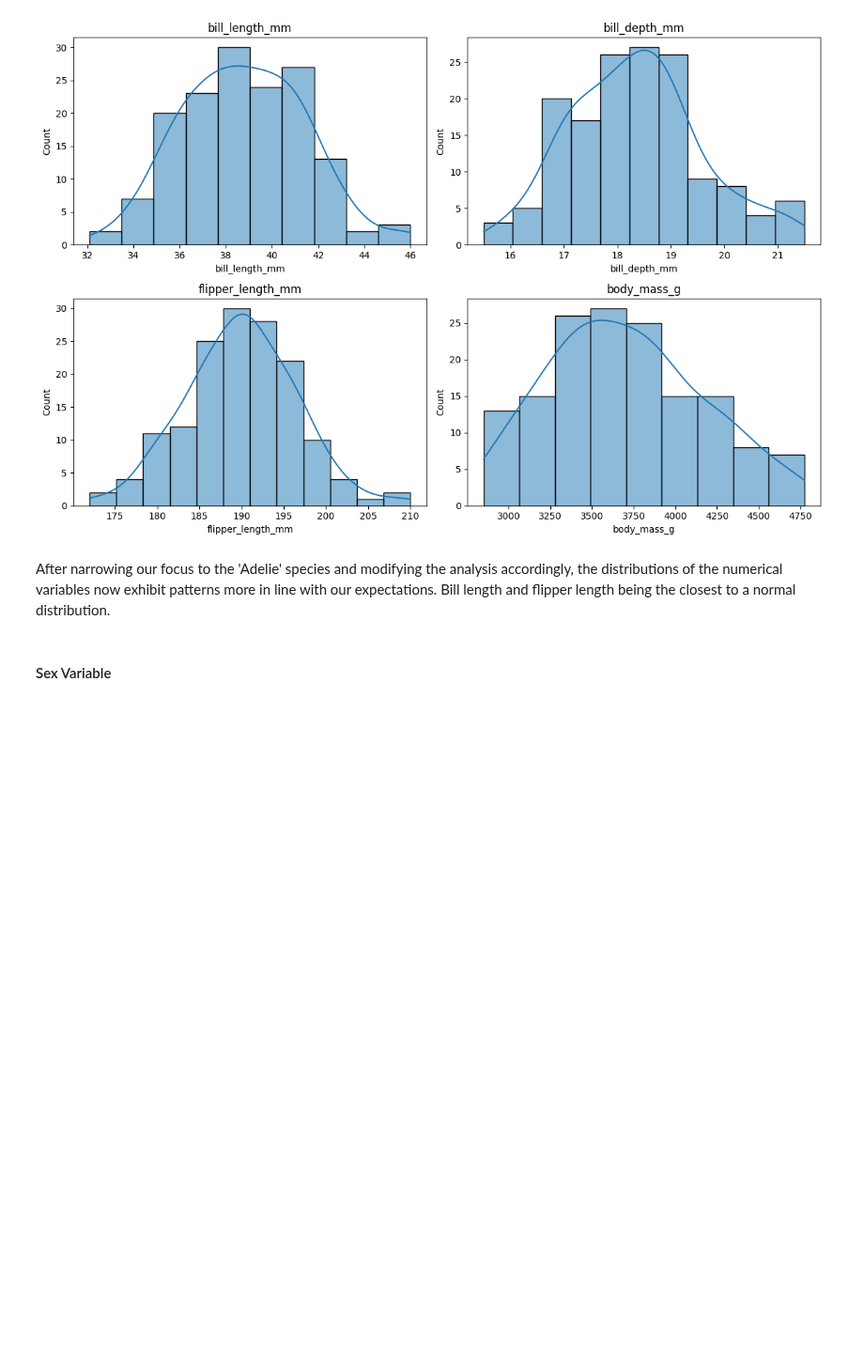
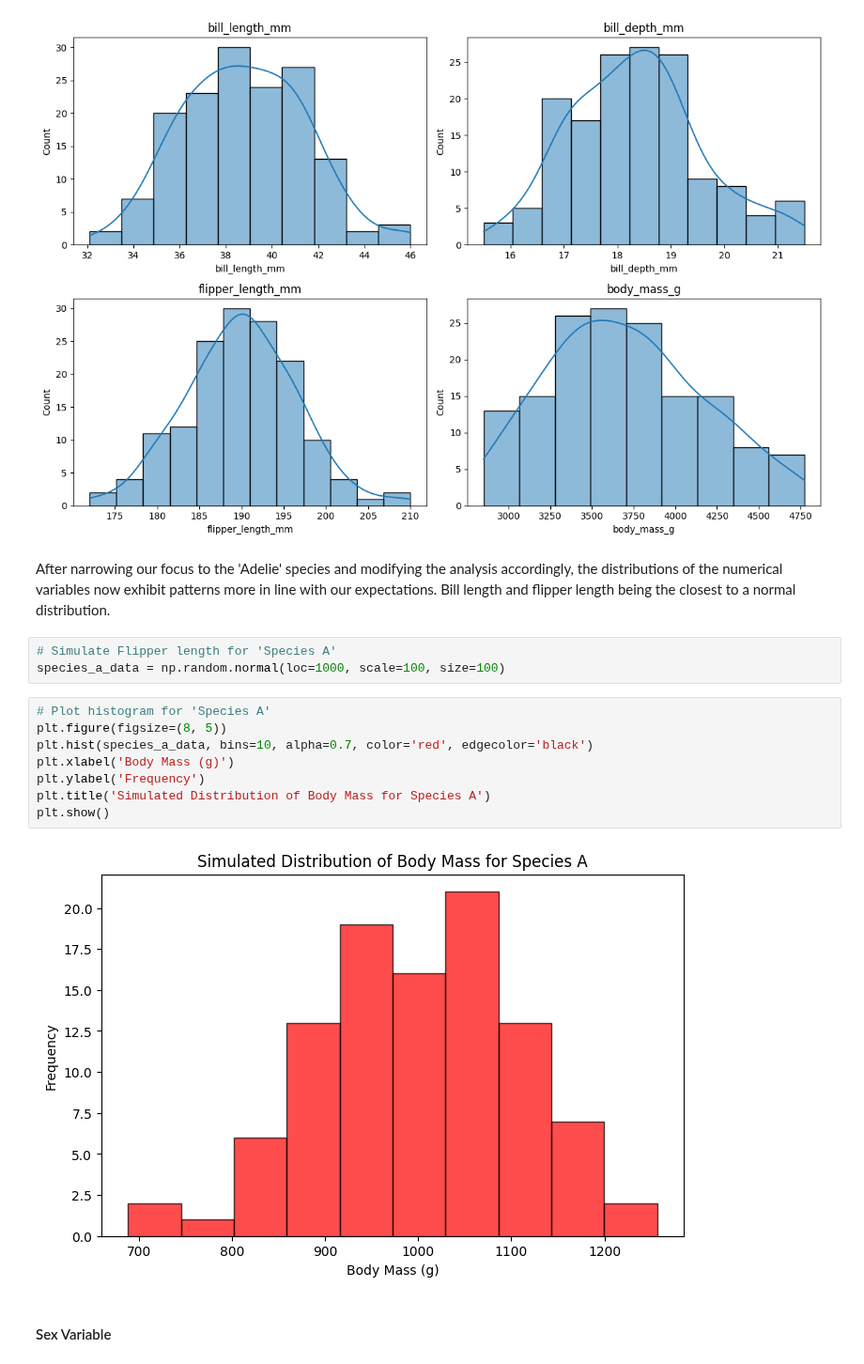
Before and after one commit to claretubs/fundamentals-data-analysis-project, a Jupyter notebook: tasks.ipynb, the cells around one changed output. Shown at 94% size. Saved outputs shown, nothing was run; the diff lists cells and outputs as text; blank space fills up the shorter version.

Commit message:
Simulated Normal Distribution

```diff
--- a/tasks.ipynb
+++ b/tasks.ipynb
@@ -191,6 +191,19 @@ plt.show()
 [figure]
 # %% [markdown]
 After narrowing our focus to the 'Adelie' species and modifying the analysis accordingly, the distributions of the numerical variables now exhibit patterns more in line with our expectations. Bill length and flipper length being the closest to a normal distribution.
+# %%
+# Simulate Flipper length for 'Species A'
+species_a_data = np.random.normal(loc=1000, scale=100, size=100)
+# %%
+# Plot histogram for 'Species A'
+plt.figure(figsize=(8, 5))
+plt.hist(species_a_data, bins=10, alpha=0.7, color='red', edgecolor='black')
+plt.xlabel('Body Mass (g)')
+plt.ylabel('Frequency')
+plt.title('Simulated Distribution of Body Mass for Species A')
+plt.show()
+# %% [output]
+[figure, added]
 # %% [markdown]
 #### Sex Variable
 # %%
```
Also changed, not shown: parts of 1 cell of this notebook.
